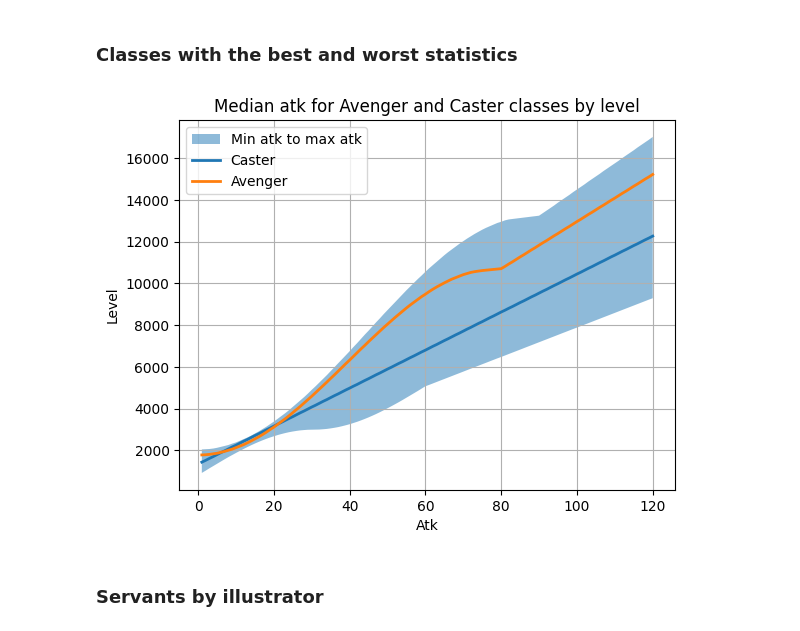
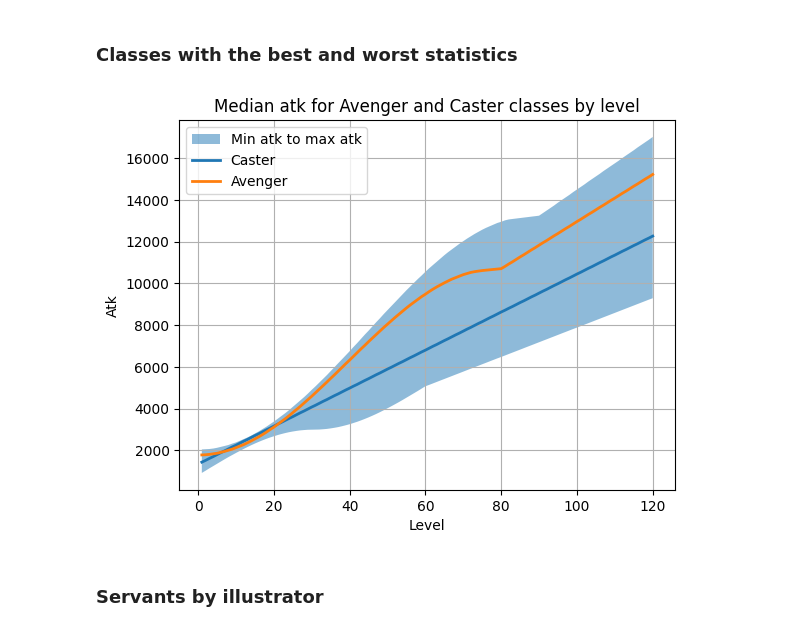
Before and after one commit to manuelelucchi/VisualizzazioneScientifica, a Jupyter notebook: Report.ipynb, the cells around one changed output. Saved outputs shown, nothing was run; the diff lists cells and outputs as text; code cells hidden in the pictures.

```diff
--- a/Report.ipynb
+++ b/Report.ipynb
@@ -248,24 +281,24 @@ plt.show()
 # %%
 max_atk_growth = cleanData[cleanData["atkMax"] == cleanData["atkMax"].max()].filter(["atkGrowth"]).values[0][0]# cleanData.loc[(['name'] == "Ibuki-Douji") & (cleanData['className'] == "berserker")].filter(["atkGrowth"]).values[0][0]
 min_atk_growth = cleanData[cleanData["atkMax"] == cleanData["atkMax"].min()].filter(["atkGrowth"]).values[0][0]# cleanData.loc[(['name'] == "Ibuki-Douji") & (cleanData['className'] == "berserker")].filter(["atkGrowth"]).values[0][0]
 
 casters = cleanData[cleanData["className"] == "caster"]
 caster_average_growth = casters[casters["atkMax"] == casters["atkMax"].median()].iloc[0].filter(["atkGrowth"]).values[0]
 avengers = cleanData[cleanData["className"] == "avenger"]
 avenger_average_growth = avengers[avengers["atkMax"] == avengers["atkMax"].quantile(interpolation='nearest')].iloc[0].filter(["atkGrowth"]).values[0]
 
 
 to_120 = range(1, 120+1)
 
 fig, ax = plt.subplots()
 ax.fill_between(to_120, min_atk_growth, max_atk_growth, alpha=.5, linewidth=0)
 ax.plot(to_120, caster_average_growth, linewidth=2)
 ax.plot(to_120, avenger_average_growth, linewidth=2)
-configure("Median atk for Avenger and Caster classes by level", "Atk","Level", legend=["Min atk to max atk", "Caster", "Avenger"], grid=True)
+configure("Median atk for Avenger and Caster classes by level", "Level","Atk", legend=["Min atk to max atk", "Caster", "Avenger"], grid=True)
 plt.savefig("presentation/images/caster_vs_avenger.png", bbox_inches="tight")
 plt.show()
 # %% [output]
-[figure, old version]
+[figure, new version]
 # %% [markdown]
 ### Servants by illustrator
 # %%
```
Also changed, not shown: parts of 6 cells of this notebook, 9 other files.
